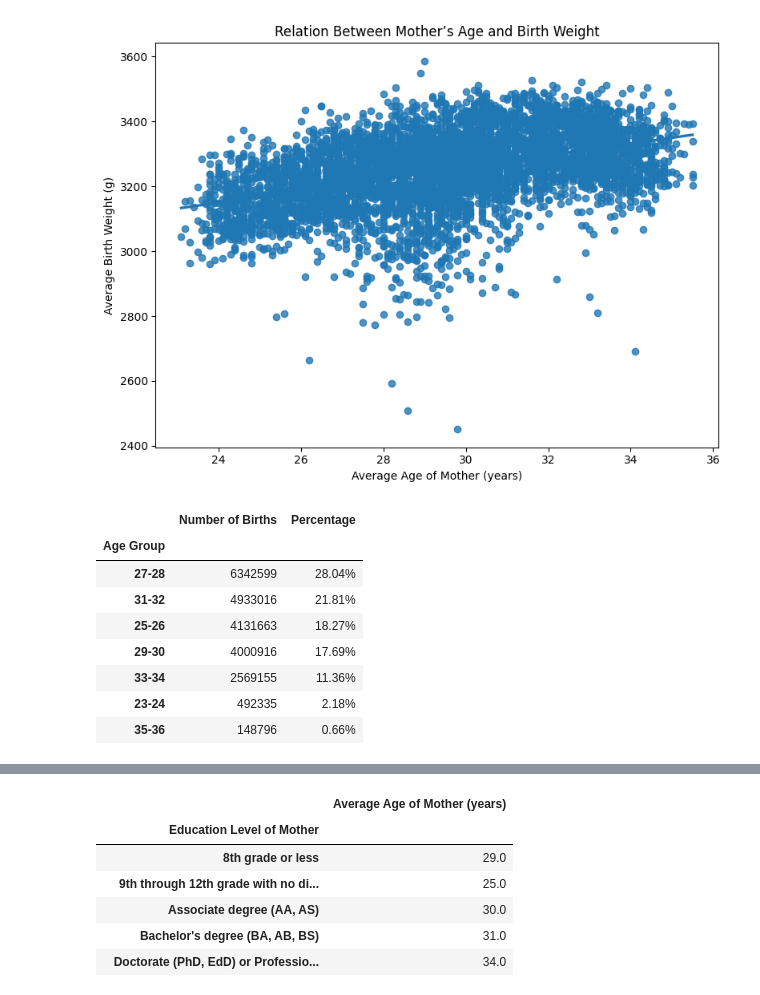
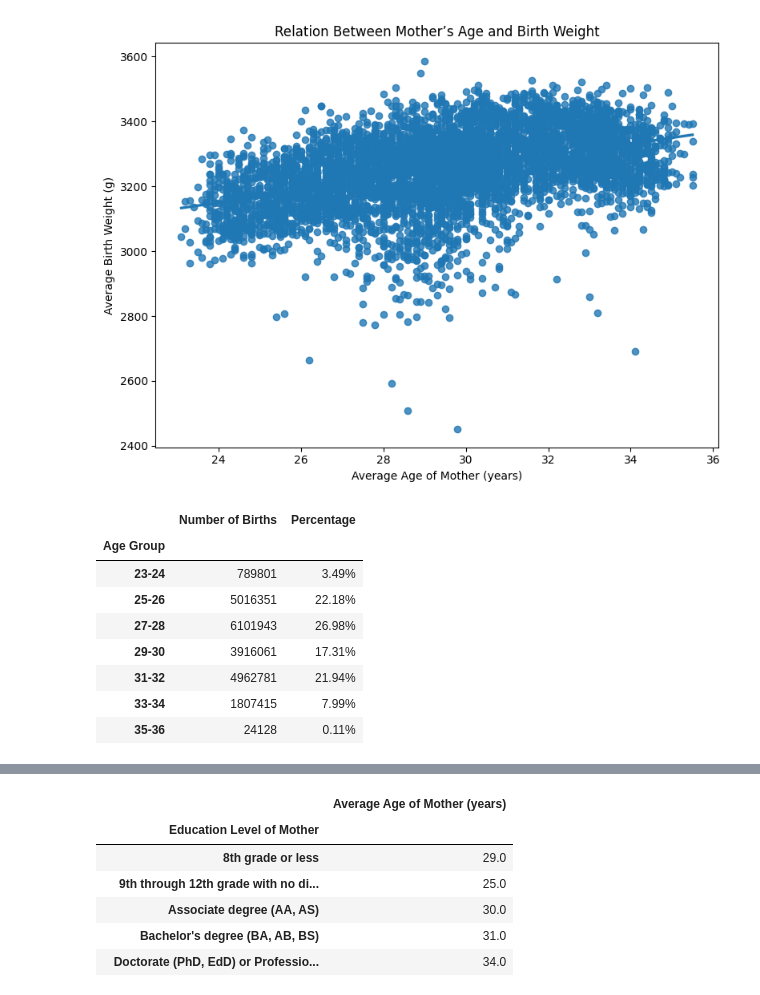
Before and after one commit to ZhansayaNessipbek/Breakpoint-School, a Jupyter notebook: US_births_2016_2021.ipynb, the cells around one changed output, grey strips where cells are left out. Cells and saved outputs as stored; diff of their text form; code cells hidden in the pictures.

```diff
--- a/US_births_2016_2021.ipynb
+++ b/US_births_2016_2021.ipynb
@@ -240,32 +240,37 @@ plt.show()
 [figure]
 # %%
 #Analysis of Number of Births by Mother's Age Group
+bins = [23, 25, 27, 29, 31, 33, 35, 37]
+labels = [f'{i}-{i+1}' for i in range(23, 37, 2)]
 
-df['Rounded Age'] = df['Average Age of Mother (years)'].round()
-
-bins = list(range(23, 38, 2))
-labels = [f'{i}-{i+1}' for i in bins[:-1]]
-
-
-df['Age Group'] = pd.cut(df['Rounded Age'], bins=bins, labels=labels, right=False)
+df['Age Group'] = pd.cut(
+    df['Average Age of Mother (years)'],
+    bins=bins,
+    labels=labels,
+    right=False
+)
 
 
 grouped_births = df.groupby('Age Group')['Number of Births'].sum()
+
+
 grouped_births_percent = round(grouped_births / grouped_births.sum() * 100, 2).astype(str) + '%'
+
 
 result = pd.concat([grouped_births, grouped_births_percent], axis=1)
 result.columns = ['Number of Births', 'Percentage']
-result.sort_values('Number of Births', ascending=False)
+
+result
 # %% [output]
 |  | Number of Births | Percentage |
 | Age Group |  |  |
-| 27-28 | 6342599 | 28.04% |
-| 31-32 | 4933016 | 21.81% |
-| 25-26 | 4131663 | 18.27% |
-| 29-30 | 4000916 | 17.69% |
-| 33-34 | 2569155 | 11.36% |
-| 23-24 | 492335 | 2.18% |
-| 35-36 | 148796 | 0.66% |
+| 23-24 | 789801 | 3.49% |
+| 25-26 | 5016351 | 22.18% |
+| 27-28 | 6101943 | 26.98% |
+| 29-30 | 3916061 | 17.31% |
+| 31-32 | 4962781 | 21.94% |
+| 33-34 | 1807415 | 7.99% |
+| 35-36 | 24128 | 0.11% |
 # %%
 #Number of Births by Mother's Age Group
 grouped_births_percent=round(grouped_births/grouped_births.sum()*100,2)
```
Also changed, not shown: parts of 7 cells of this notebook.
